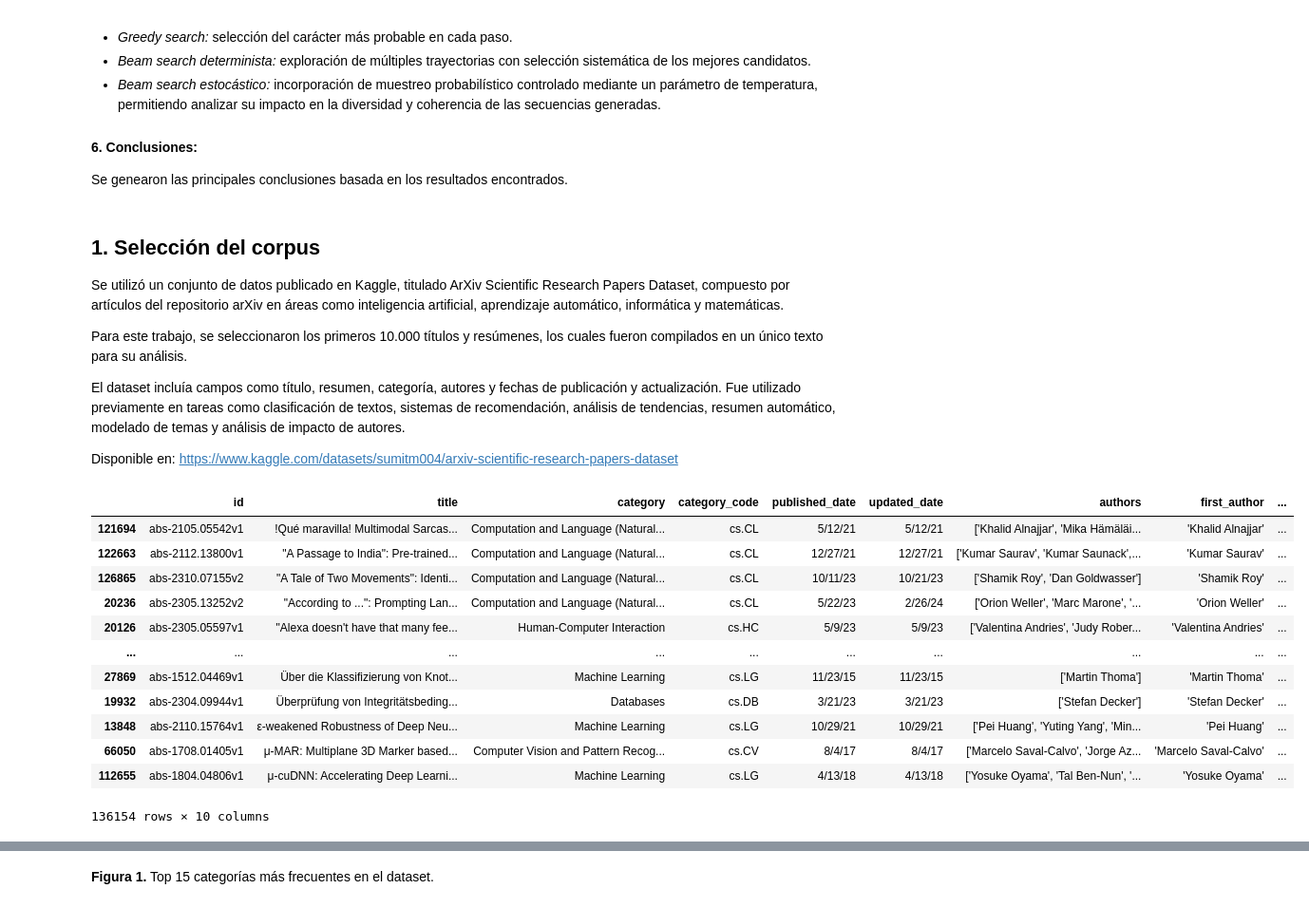
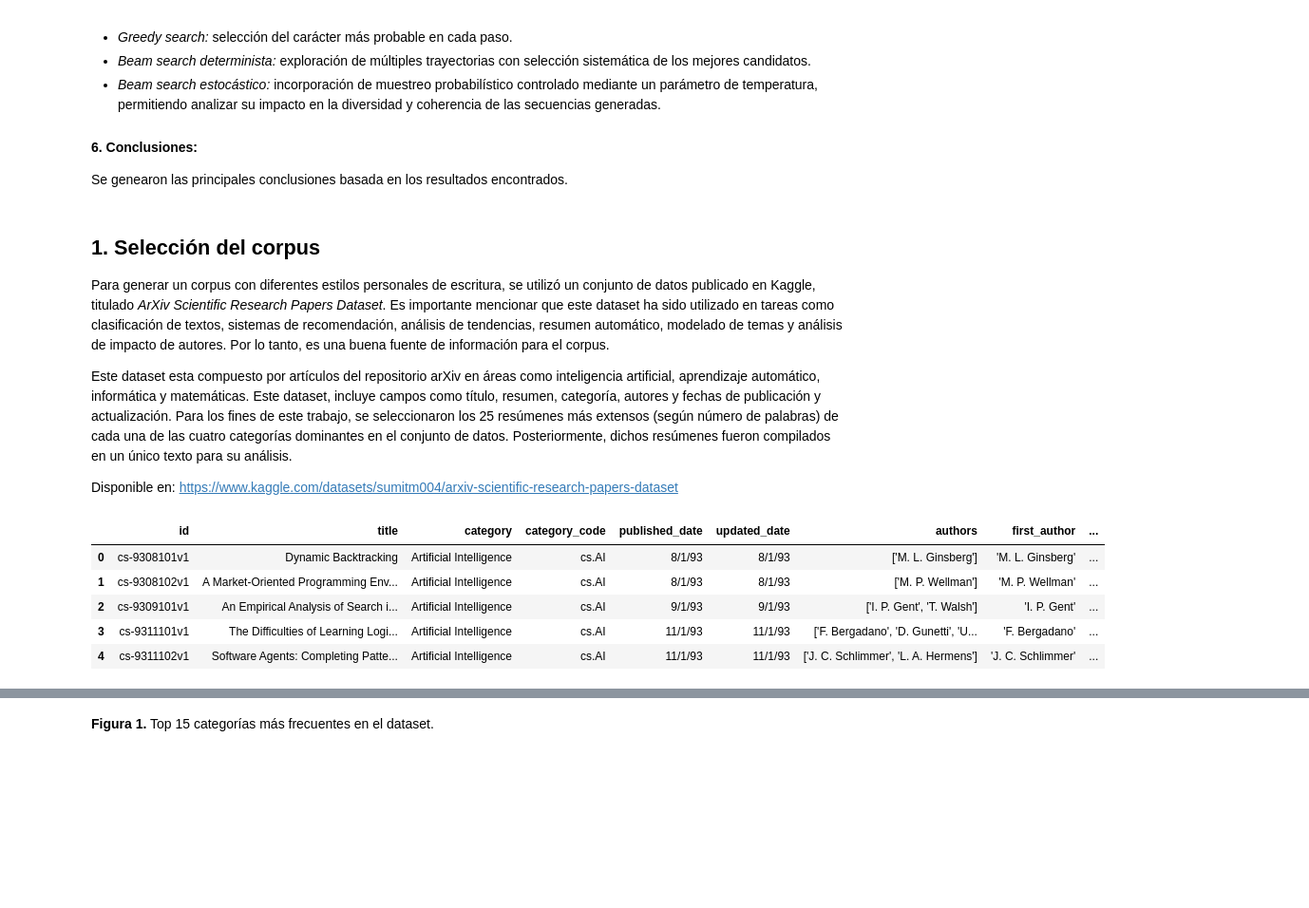
Before and after one commit to adrianlapaz3/Procesamiento_Lenguaje_Natural, a Jupyter notebook: Desafio_3/4_modelo_lenguaje_char.ipynb, the cells around one changed output, grey strips where cells are left out. Shown at 95% size. Drawn from its saved outputs; the diff is of its cells as text; code cells hidden in the pictures; blank space fills up the shorter version.

```diff
--- a/Desafio_3/4_modelo_lenguaje_char.ipynb
+++ b/Desafio_3/4_modelo_lenguaje_char.ipynb
@@ -63,40 +46,39 @@ from tensorflow.keras.preprocessing.sequence import pad_sequences
-# %% [markdown]
-## 1. Selección del corpus
-Se utilizó un conjunto de datos publicado en Kaggle, titulado ArXiv Scientific Research Papers Dataset, compuesto por artículos del repositorio arXiv en áreas como inteligencia artificial, aprendizaje automático, informática y matemáticas.
-
-Para este trabajo, se seleccionaron los primeros 10.000 títulos y resúmenes, los cuales fueron compilados en un único texto para su análisis.
-
-El dataset incluía campos como título, resumen, categoría, autores y fechas de publicación y actualización. Fue utilizado previamente en tareas como clasificación de textos, sistemas de recomendación, análisis de tendencias, resumen automático, modelado de temas y análisis de impacto de autores.
-
-Disponible en:
-https://www.kaggle.com/datasets/sumitm004/arxiv-scientific-research-papers-dataset
+# %% [markdown]
+## 1. Selección del corpus
+Para generar un corpus con diferentes estilos personales de escritura, se utilizó un conjunto de datos publicado en Kaggle, titulado *ArXiv Scientific Research Papers Dataset*. Es importante mencionar que este dataset ha sido utilizado en tareas como clasificación de textos, sistemas de recomendación, análisis de tendencias, resumen automático, modelado de temas y análisis de impacto de autores. Por lo tanto, es una buena fuente de información para el corpus.
+
+Este dataset esta compuesto por artículos del repositorio arXiv en áreas como inteligencia artificial, aprendizaje automático, informática y matemáticas. Este dataset, incluye campos como título, resumen, categoría, autores y fechas de publicación y actualización. Para los fines de este trabajo, se seleccionaron los 25 resúmenes más extensos (según número de palabras) de cada una de las cuatro categorías dominantes en el conjunto de datos. Posteriormente, dichos resúmenes fueron compilados en un único texto para su análisis.
+
+
+Disponible en:
+https://www.kaggle.com/datasets/sumitm004/arxiv-scientific-research-papers-dataset
 # %%
 import io
 import pandas as pd
+import re
 
 # Conjunto de datos como archivo CSV
 dataset = pd.read_csv('./data/arXiv_scientific dataset.csv')
 
-# Eliminación de ariticulos repetidos 'title'
-dataset = dataset.drop_duplicates(subset='title', keep='first')
+# Rango Latin-1 con diacríticos
+accent_pat = re.compile(r"[À-ÖØ-öø-ÿ]")
 
-dataset = dataset.sort_values(by='title')
+mask_no_accents = ~dataset["summary"].str.contains(accent_pat, na=False)
+mask_no_accents = ~dataset["title"].str.contains(accent_pat, na=False)
+dataset = dataset[mask_no_accents].copy()
 
-dataset
+# Limpieza de los datos
+dataset = dataset.dropna(subset=['title','summary']).copy()
+dataset = dataset.drop_duplicates(subset=['title','summary'], keep='first').copy()
+
+dataset.head(5)
 # %% [output]
 |  | id | title | category | category_code | published_date | updated_date | authors | first_author | ... |
-| 121694 | abs-2105.05542v1 | !Qué maravilla! Multimodal Sarcas... | Computation and Language (Natural... | cs.CL | 5/12/21 | 5/12/21 | ['Khalid Alnajjar', 'Mika Hämäläi... | 'Khalid Alnajjar' | ... |
-| 122663 | abs-2112.13800v1 | "A Passage to India": Pre-trained... | Computation and Language (Natural... | cs.CL | 12/27/21 | 12/27/21 | ['Kumar Saurav', 'Kumar Saunack',... | 'Kumar Saurav' | ... |
-| 126865 | abs-2310.07155v2 | "A Tale of Two Movements": Identi... | Computation and Language (Natural... | cs.CL | 10/11/23 | 10/21/23 | ['Shamik Roy', 'Dan Goldwasser'] | 'Shamik Roy' | ... |
-| 20236 | abs-2305.13252v2 | "According to ...": Prompting Lan... | Computation and Language (Natural... | cs.CL | 5/22/23 | 2/26/24 | ['Orion Weller', 'Marc Marone', '... | 'Orion Weller' | ... |
-| 20126 | abs-2305.05597v1 | "Alexa doesn't have that many fee... | Human-Computer Interaction | cs.HC | 5/9/23 | 5/9/23 | ['Valentina Andries', 'Judy Rober... | 'Valentina Andries' | ... |
-| ... | ... | ... | ... | ... | ... | ... | ... | ... | ... |
-| 27869 | abs-1512.04469v1 | Über die Klassifizierung von Knot... | Machine Learning | cs.LG | 11/23/15 | 11/23/15 | ['Martin Thoma'] | 'Martin Thoma' | ... |
-| 19932 | abs-2304.09944v1 | Überprüfung von Integritätsbeding... | Databases | cs.DB | 3/21/23 | 3/21/23 | ['Stefan Decker'] | 'Stefan Decker' | ... |
-| 13848 | abs-2110.15764v1 | ε-weakened Robustness of Deep Neu... | Machine Learning | cs.LG | 10/29/21 | 10/29/21 | ['Pei Huang', 'Yuting Yang', 'Min... | 'Pei Huang' | ... |
-| 66050 | abs-1708.01405v1 | μ-MAR: Multiplane 3D Marker based... | Computer Vision and Pattern Recog... | cs.CV | 8/4/17 | 8/4/17 | ['Marcelo Saval-Calvo', 'Jorge Az... | 'Marcelo Saval-Calvo' | ... |
-| 112655 | abs-1804.04806v1 | μ-cuDNN: Accelerating Deep Learni... | Machine Learning | cs.LG | 4/13/18 | 4/13/18 | ['Yosuke Oyama', 'Tal Ben-Nun', '... | 'Yosuke Oyama' | ... |
+| 0 | cs-9308101v1 | Dynamic Backtracking | Artificial Intelligence | cs.AI | 8/1/93 | 8/1/93 | ['M. L. Ginsberg'] | 'M. L. Ginsberg' | ... |
+| 1 | cs-9308102v1 | A Market-Oriented Programming Env... | Artificial Intelligence | cs.AI | 8/1/93 | 8/1/93 | ['M. P. Wellman'] | 'M. P. Wellman' | ... |
+| 2 | cs-9309101v1 | An Empirical Analysis of Search i... | Artificial Intelligence | cs.AI | 9/1/93 | 9/1/93 | ['I. P. Gent', 'T. Walsh'] | 'I. P. Gent' | ... |
+| 3 | cs-9311101v1 | The Difficulties of Learning Logi... | Artificial Intelligence | cs.AI | 11/1/93 | 11/1/93 | ['F. Bergadano', 'D. Gunetti', 'U... | 'F. Bergadano' | ... |
+| 4 | cs-9311102v1 | Software Agents: Completing Patte... | Artificial Intelligence | cs.AI | 11/1/93 | 11/1/93 | ['J. C. Schlimmer', 'L. A. Hermens'] | 'J. C. Schlimmer' | ... |
-136154 rows × 10 columns
 # %%
 import matplotlib.pyplot as plt
 import seaborn as sns
```
Also changed, not shown: parts of 39 cells of this notebook, 10 other files.
